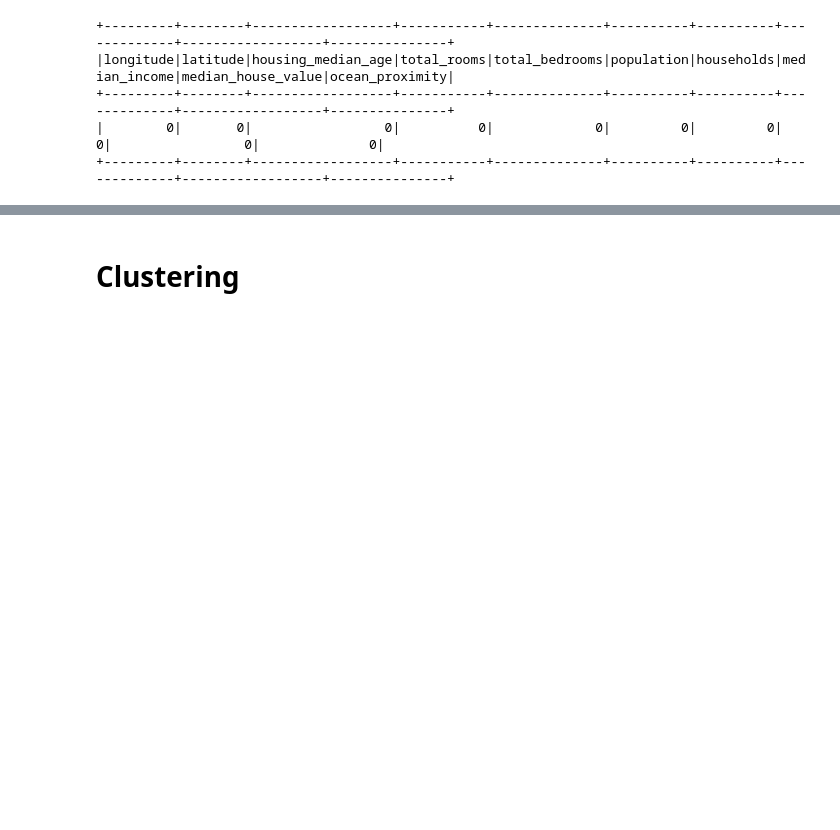
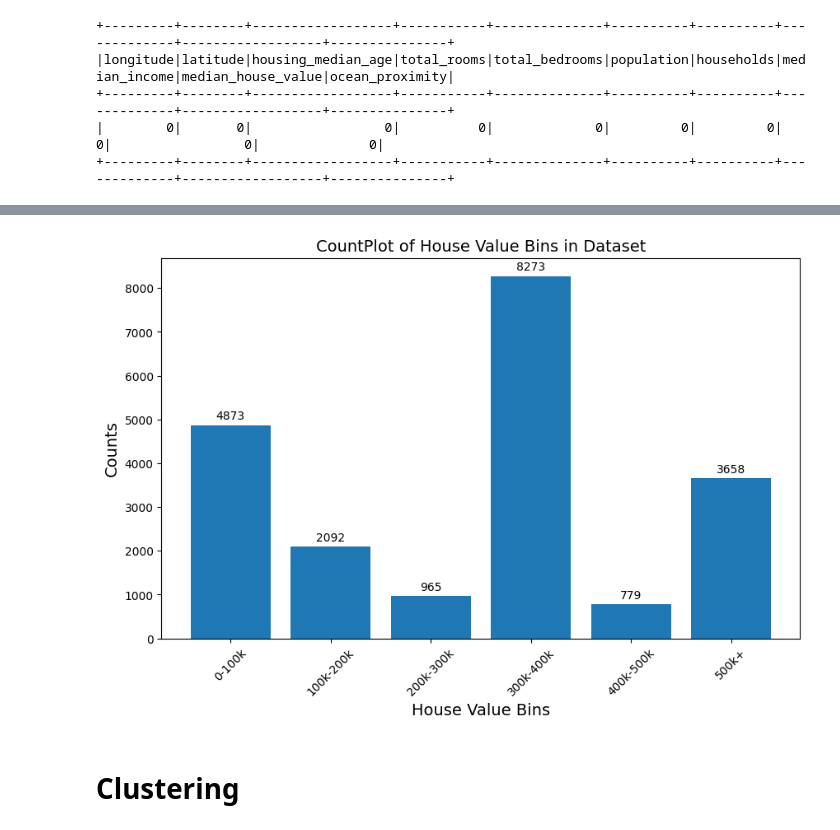
Before and after one commit to DerekZ66/ALY6110, a Jupyter notebook: ALY6110_Final_Team1.ipynb, the cells around one changed output, grey strips where cells are left out. Cells and saved outputs as stored; diff of their text form; code cells hidden in the pictures; blank space fills up the shorter version.

```diff
--- a/ALY6110_Final_Team1.ipynb
+++ b/ALY6110_Final_Team1.ipynb
@@ -184,3 +215,46 @@ only showing top 20 rows
+# %%
+bin_boundaries = [0, 100000, 200000, 300000, 400000, 500000, float('inf')]
+
+# Create a column with custom bins based on the "median_house_value" column
+df_with_bins = df.withColumn(
+    "house_value_bins",
+    when(col("median_house_value") <= 100000, "0-100k")
+    .when(col("median_house_value") <= 200000, "100k-200k")
+    .when(col("median_house_value") <= 300000, "200k-300k")
+    .when(col("median_house_value") <= 400000, "300k-400k")
+    .when(col("median_house_value") <= 500000, "400k-500k")
+    .otherwise("500k+")
+)
+
+# Group by the custom bins and count occurrences
+house_value_counts = df_with_bins.groupBy("house_value_bins").count()
+
+# Define the order of custom bins for x-axis labels
+custom_order = [
+    "0-100k",
+    "100k-200k",
+    "200k-300k",
+    "300k-400k",
+    "400k-500k",
+    "500k+"
+]
+
+plt.figure(figsize=(10, 6))
+bars = plt.bar(custom_order, house_value_counts.select("count").rdd.flatMap(lambda x: x).collect())
+plt.title('CountPlot of House Value Bins in Dataset', fontsize=14, c='k')
+plt.xlabel('House Value Bins', fontsize=14, c='k')
+plt.ylabel('Counts', fontsize=14, c='k')
+plt.xticks(rotation=45)
+
+# Add count values on top of the bars
+for bar in bars:
+    height = bar.get_height()
+    plt.annotate(f'{height}', xy=(bar.get_x() + bar.get_width() / 2, height), xytext=(0, 3),
+                 textcoords="offset points", ha='center', va='bottom')
+
+plt.show()
+# %% [output]
+[figure, added]
 # %% [markdown]
 # Clustering
 # %%
```
Also changed, not shown: parts of 24 cells of this notebook.
